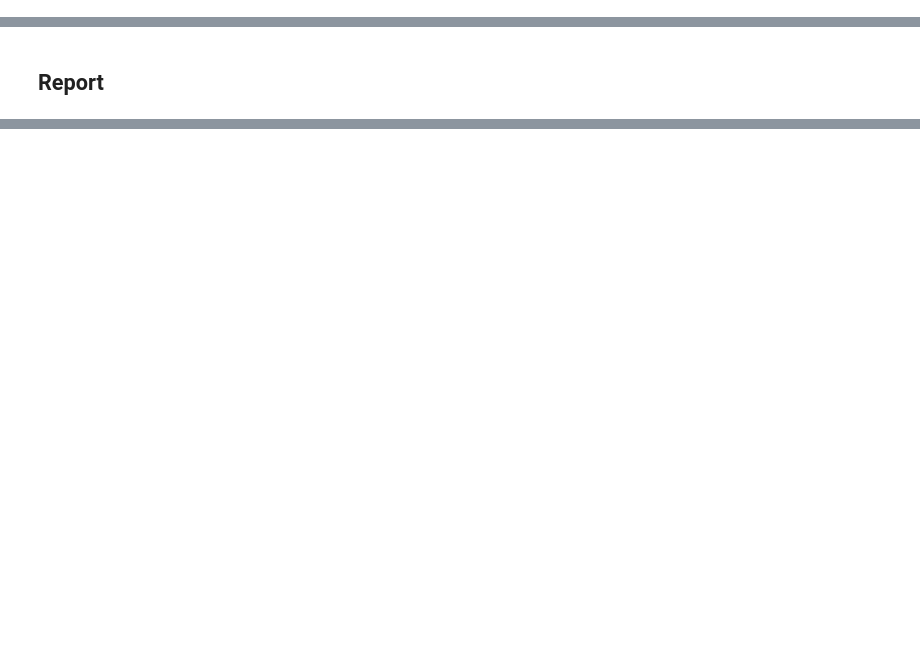
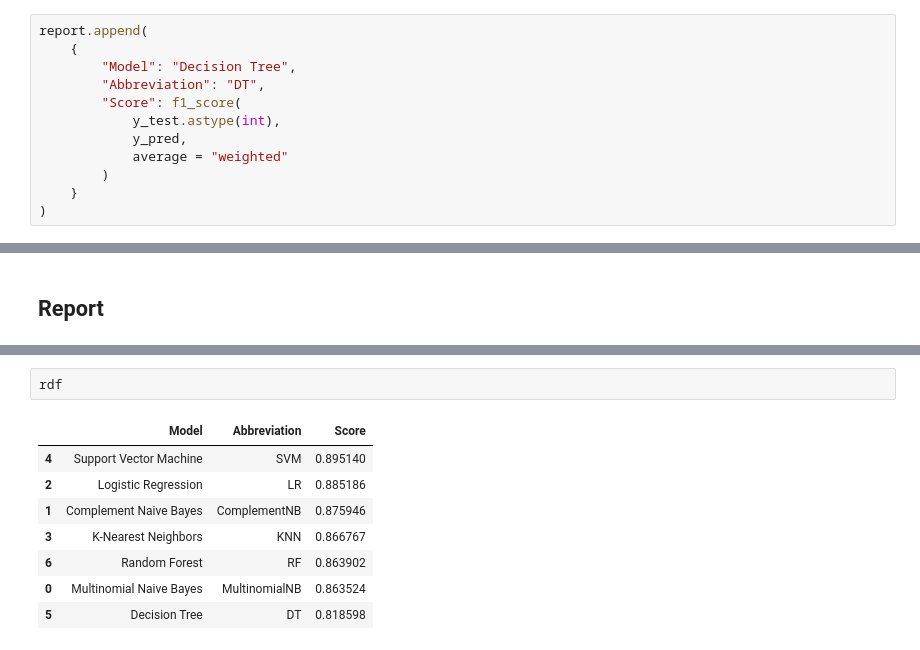
Before and after one commit to k-forghani/sentiment-analysis, a Jupyter notebook: Main.ipynb, the cells around one changed output, grey strips where cells are left out. Cells and saved outputs as stored; diff of their text form; blank space fills up the shorter version.

```diff
--- a/Main.ipynb
+++ b/Main.ipynb
@@ -408,6 +467,18 @@ clf = dtc.fit(
 #### Evaluation
 # %%
 y_pred = clf.predict(x_test_tfidf)
+# %%
+report.append(
+    {
+        "Model": "Decision Tree",
+        "Abbreviation": "DT",
+        "Score": f1_score(
+            y_test.astype(int),
+            y_pred,
+            average = "weighted"
+        )
+    }
+)
 # %%
 print(
     classification_report(
@@ -481,0 +566,11 @@ weighted avg       0.88      0.88      0.86      4000
+# %%
+rdf
+# %% [output]
+|  | Model | Abbreviation | Score |
+| 4 | Support Vector Machine | SVM | 0.895140 |
+| 2 | Logistic Regression | LR | 0.885186 |
+| 1 | Complement Naive Bayes | ComplementNB | 0.875946 |
+| 3 | K-Nearest Neighbors | KNN | 0.866767 |
+| 6 | Random Forest | RF | 0.863902 |
+| 0 | Multinomial Naive Bayes | MultinomialNB | 0.863524 |
+| 5 | Decision Tree | DT | 0.818598 |
```
Also changed, not shown: parts of 21 cells of this notebook.
